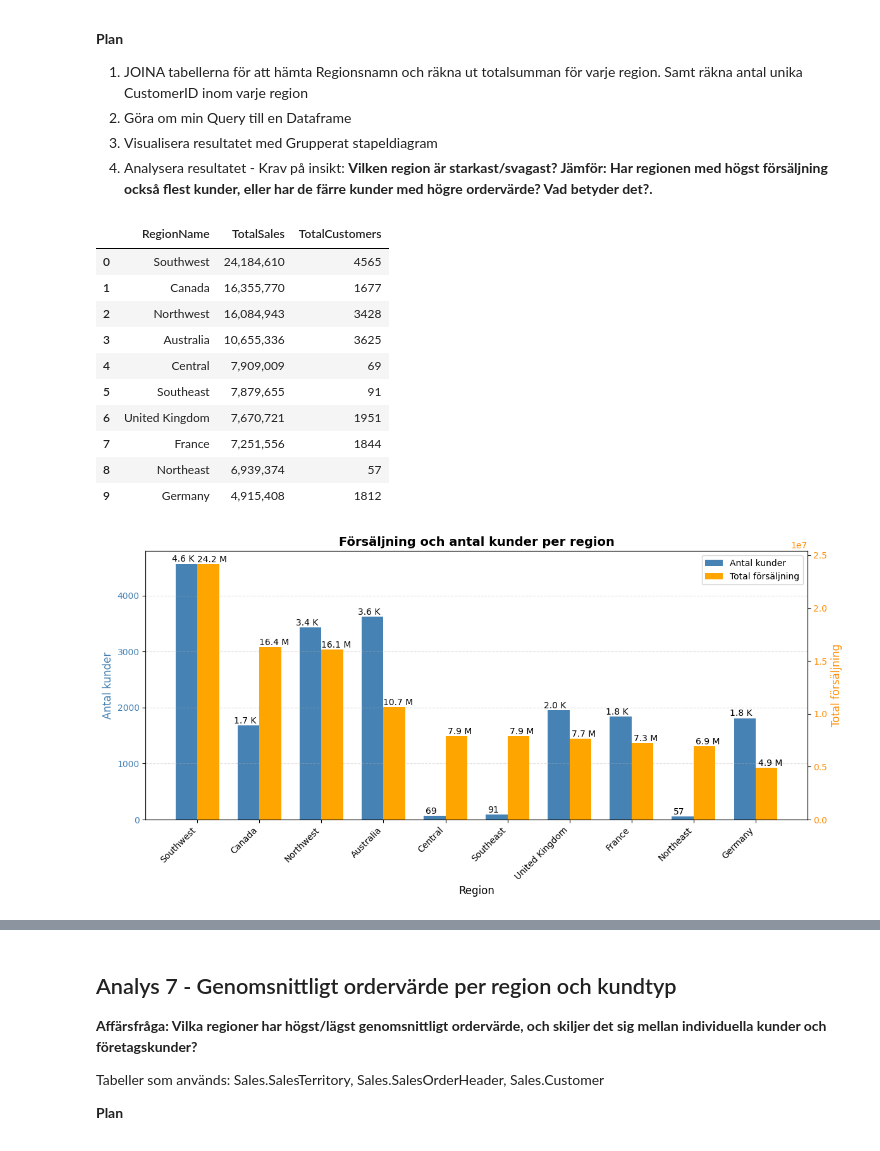
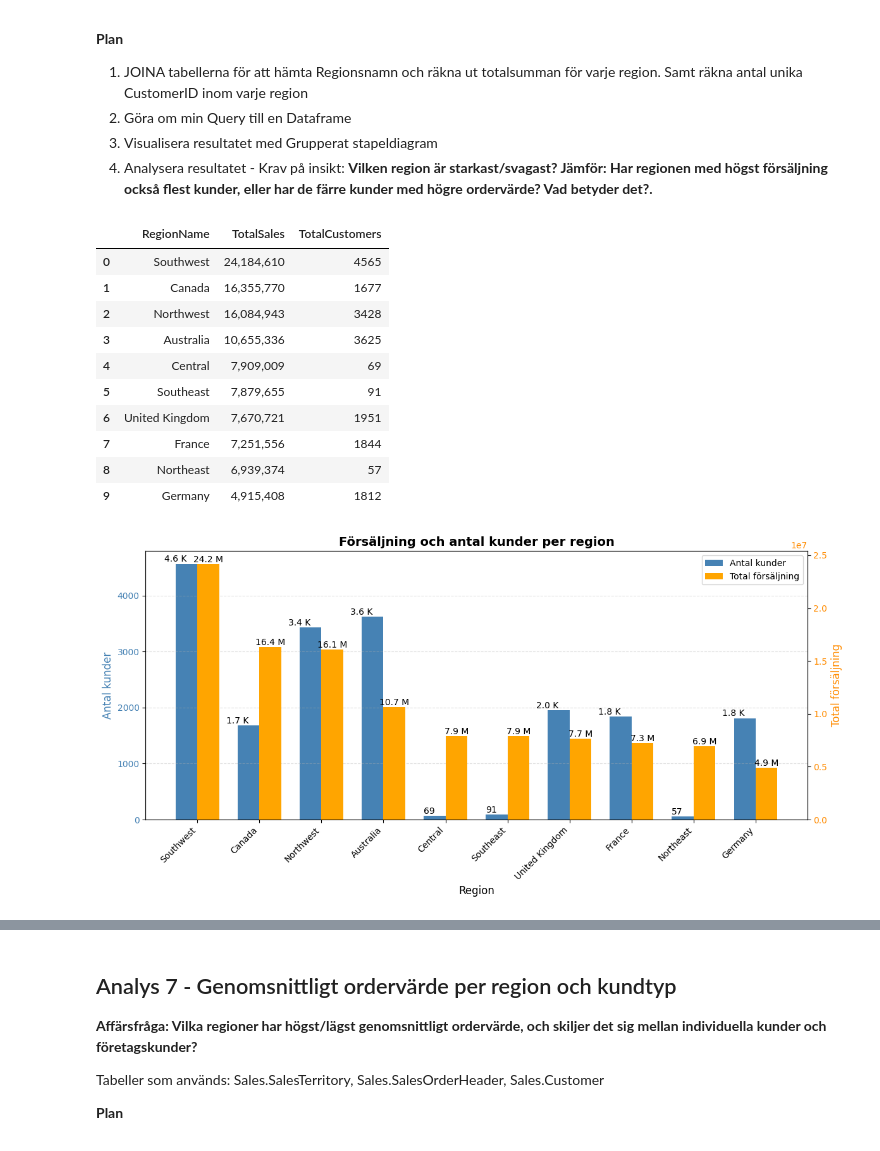
Before and after one commit to Shara-Hysen/adventureworks-sales-analysis-assignment, a Jupyter notebook: analysis.ipynb, the cells around one changed output, grey strips where cells are left out. Drawn from its saved outputs; the diff is of its cells as text; code cells hidden in the pictures.

Commit message:
Add function for bar label

```diff
--- a/analysis.ipynb
+++ b/analysis.ipynb
@@ -458,7 +495,7 @@ width = 0.35
 fig, ax1 = plt.subplots(figsize=(12,6))
 
 # Stapel - Antal kunder (vänster axel)
-ax1.bar(x - width/2, customers, width, label='Antal kunder', color='steelblue')
+bar_customer = ax1.bar(x - width/2, customers, width, label='Antal kunder', color='steelblue')
 ax1.set_xlabel('Region', fontsize=12)
 ax1.set_ylabel('Antal kunder', color='steelblue', fontsize=12)
 ax1.tick_params(axis='y', labelcolor='steelblue')
@@ -466,37 +503,37 @@ ax1.set_xticks(x)
 ax1.set_xticklabels(regions, rotation=45, ha='right')
 ax1.grid(axis='y', linestyle='--', alpha=0.4)
 
 # Stapel för total försäljning (höger axel)
 ax2 = ax1.twinx()
-ax2.bar(x + width/2, sales, width, label='Total försäljning', color='orange')
+bar_sales = ax2.bar(x + width/2, sales, width, label='Total försäljning', color='orange')
 ax2.set_ylabel('Total försäljning', color='darkorange', fontsize=12)
 ax2.tick_params(axis='y', labelcolor='darkorange')
 
-autolabel(ax1, customers, width=0.35, offset=-width/1.5)
-autolabel(ax2, sales, width=0.35, offset=+width/1.5)
+autolabel_bars(ax1, bar_customer, orientation='vertical', offset=1, ha='right')
+autolabel_bars(ax2, bar_sales, orientation='vertical', offset=1)
 
 # Legend – kombinerar båda axlarna
 lines1, labels1 = ax1.get_legend_handles_labels()
 lines2, labels2 = ax2.get_legend_handles_labels()
 ax1.legend(lines1 + lines2, labels1 + labels2, loc='upper right')
 
 
 plt.title('Försäljning och antal kunder per region', fontsize=14, fontweight='bold')
 plt.tight_layout()
 plt.show()
 # %% [output]
 |  | RegionName | TotalSales | TotalCustomers |
 | 0 | Southwest | 24,184,610 | 4565 |
 | 1 | Canada | 16,355,770 | 1677 |
 | 2 | Northwest | 16,084,943 | 3428 |
 | 3 | Australia | 10,655,336 | 3625 |
 | 4 | Central | 7,909,009 | 69 |
 | 5 | Southeast | 7,879,655 | 91 |
 | 6 | United Kingdom | 7,670,721 | 1951 |
 | 7 | France | 7,251,556 | 1844 |
 | 8 | Northeast | 6,939,374 | 57 |
 | 9 | Germany | 4,915,408 | 1812 |
-[figure, old version]
+[figure, new version]
 # %% [markdown]
 ### Insikter - Försäljning och antal kunder per region
 
```
Also changed, not shown: parts of 7 cells of this notebook.
